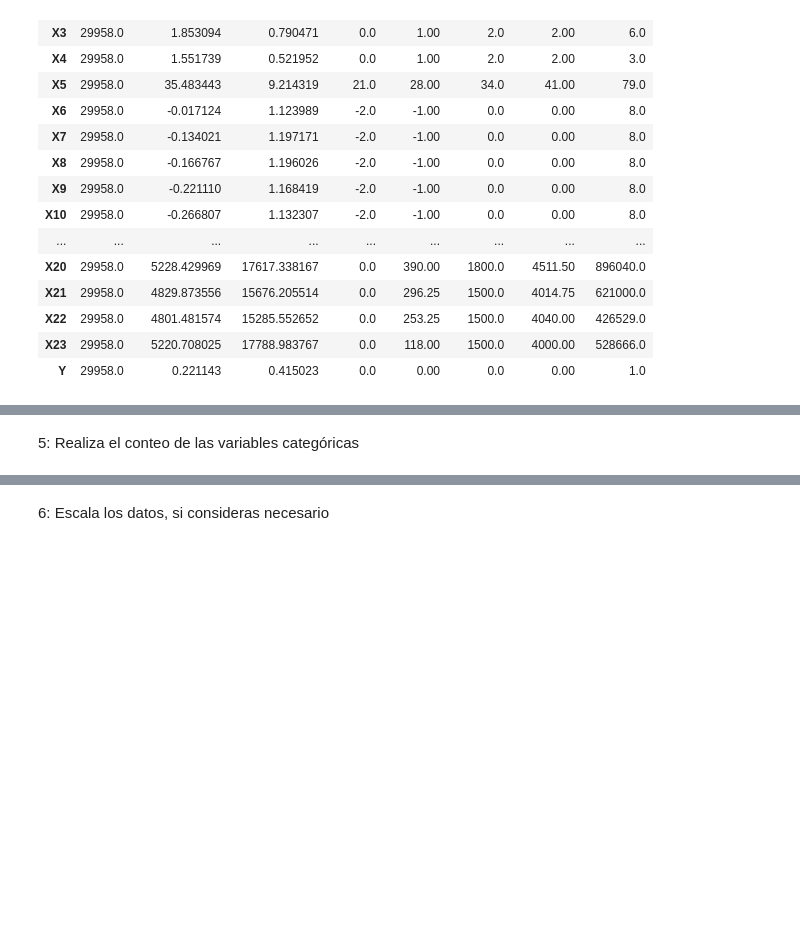
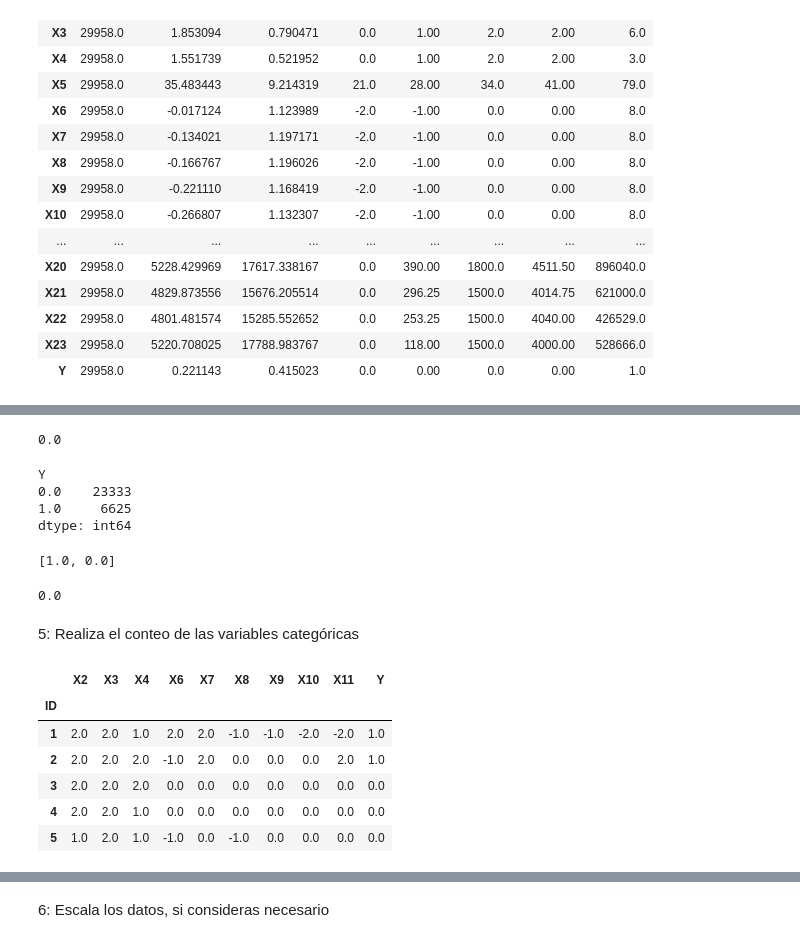
Before and after one commit to PosgradoMNA/actividades-de-aprendizaje-A01794003, a Jupyter notebook: Actividad_Semanal_6,_visualización.ipynb, the cells around one changed output, grey strips where cells are left out. Drawn from its saved outputs; the diff is of its cells as text; code cells hidden in the pictures; blank space fills up the shorter version.

```diff
--- a/Actividad_Semanal_6,_visualización.ipynb
+++ b/Actividad_Semanal_6,_visualización.ipynb
@@ -321,0 +627,5 @@ df.describe().transpose()
+# %%
+mode = df['X12'].mode()
+mode[0]
+# %% [output]
+0.0
@@ -321,0 +634,16 @@ df.describe().transpose()
+# %%
+df[['Y']].sort_values('Y').value_counts()
+# %% [output]
+Y
+0.0    23333
+1.0     6625
+dtype: int64
+# %%
+df['Y'].unique().tolist()
+# %% [output]
+[1.0, 0.0]
+# %%
+mode = df['Y'].mode()
+mode[0]
+# %% [output]
+0.0
@@ -322,2 +652,13 @@ df.describe().transpose()
 # %% [markdown]
 5: Realiza el conteo de las variables categóricas
+# %%
+Categorico= df[['X2','X3','X4','X6','X7','X8','X9','X10', 'X11','Y',]]
+Categorico.head()
+# %% [output]
+|  | X2 | X3 | X4 | X6 | X7 | X8 | X9 | X10 | X11 | Y |
+| ID |  |  |  |  |  |  |  |  |  |  |
+| 1 | 2.0 | 2.0 | 1.0 | 2.0 | 2.0 | -1.0 | -1.0 | -2.0 | -2.0 | 1.0 |
+| 2 | 2.0 | 2.0 | 2.0 | -1.0 | 2.0 | 0.0 | 0.0 | 0.0 | 2.0 | 1.0 |
+| 3 | 2.0 | 2.0 | 2.0 | 0.0 | 0.0 | 0.0 | 0.0 | 0.0 | 0.0 | 0.0 |
+| 4 | 2.0 | 2.0 | 1.0 | 0.0 | 0.0 | 0.0 | 0.0 | 0.0 | 0.0 | 0.0 |
+| 5 | 1.0 | 2.0 | 1.0 | -1.0 | 0.0 | -1.0 | 0.0 | 0.0 | 0.0 | 0.0 |
```
Also changed, not shown: parts of 53 cells of this notebook.
